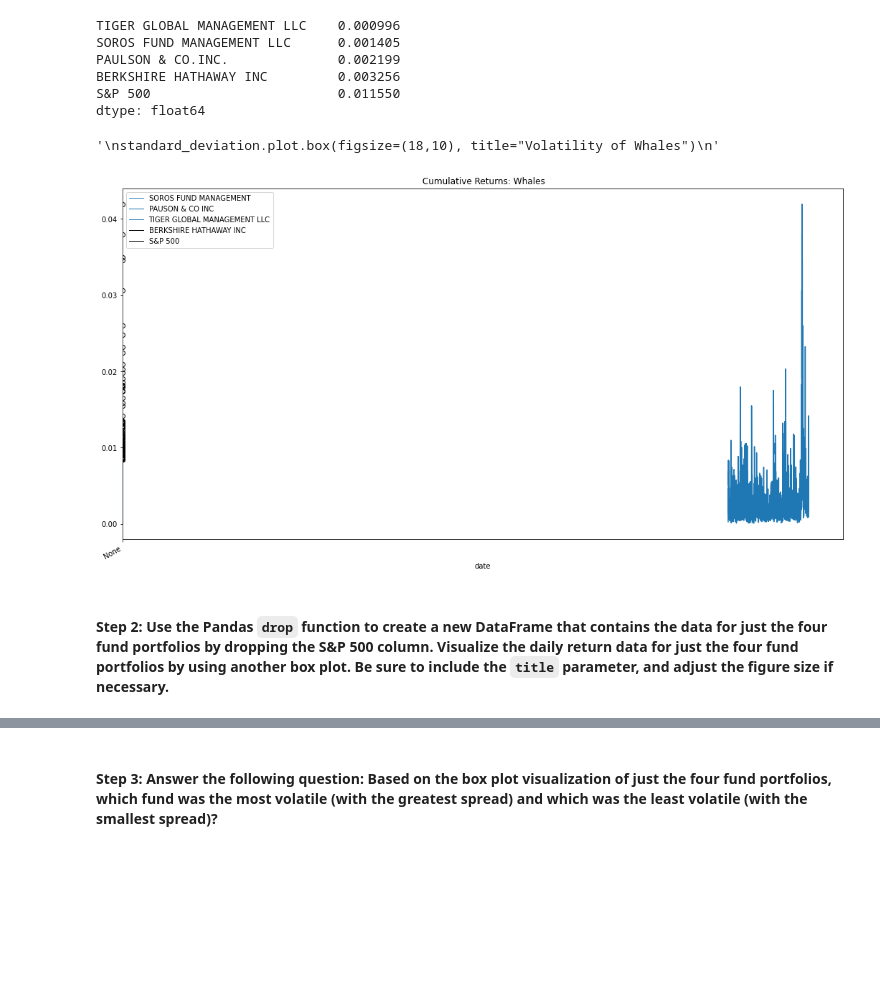
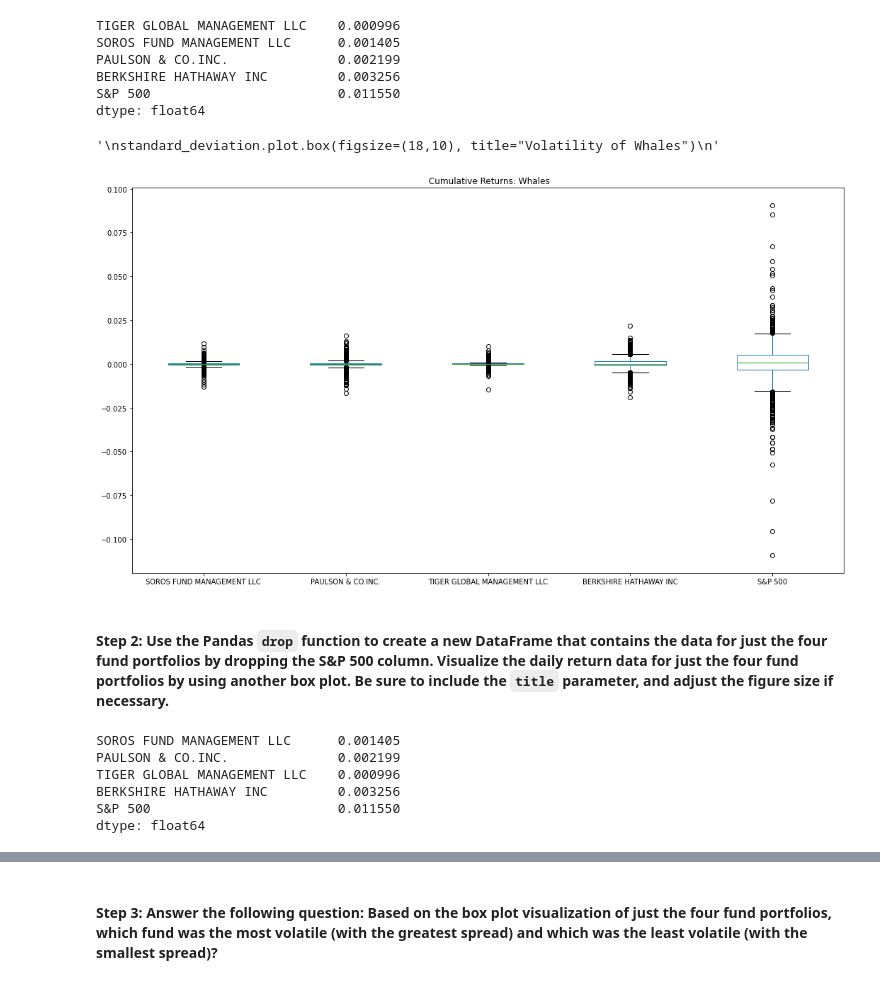
Before and after one commit to madhugirl/Whale-Investment-Opp, a Jupyter notebook: risk_return_analysis.ipynb, the cells around one changed output, grey strips where cells are left out. Drawn from its saved outputs; the diff is of its cells as text; code cells hidden in the pictures; blank space fills up the shorter version.

```diff
--- a/risk_return_analysis.ipynb
+++ b/risk_return_analysis.ipynb
@@ -255,43 +255,58 @@ dtype: float64
 
 #  WHICH FUNCTION DO I USE TO CALULATE VOLATILITY?  HOW DO I PLOT THE
 
 """
 stocks = pd.DataFrame({
     'SOROS FUND MANAGEMENT' : ["date"],
     'PAUSON & CO INC' : ["date"],
     'TIGER GLOBAL MANAGEMENT LLC' : ["date"],
     'BERKSHIRE HATHAWAY INC' : ["date"],
     'S&P 500' : ["date"]
 })
 """
+daily_returns.plot.box(
+    legend="True",
+    figsize=(18,10),
+    title=" Cumulative Returns: Whales")
 
-standard_deviation = daily_returns.std(axis=1)
+
+
+#standard_deviation = daily_returns.std(axis=1)
 #variance = daily_returns.var()
 #daily_returns.plot(kind='box', figsize=(18,10), title="Volatility of Whales")
 #daily_returns.plot.box(figsize=(18,10), title="Volatility of Whales")
 
-ax = standard_deviation.plot.box(
-    legend="True",
-    figsize=(18,10),
-    title=" Cumulative Returns: Whales")
-standard_deviation.plot(ax=ax)
+#ax = standard_deviation.plot.box(
+    #legend="True",
+    #figsize=(18,10),
+    #title=" Cumulative Returns: Whales")
+#standard_deviation.plot(ax=ax)
 
 
-ax.legend(["SOROS FUND MANAGEMENT", "PAUSON & CO INC", "TIGER GLOBAL MANAGEMENT LLC", "BERKSHIRE HATHAWAY INC", "S&P 500"])
+#ax.legend(["SOROS FUND MANAGEMENT", "PAUSON & CO INC", "TIGER GLOBAL MANAGEMENT LLC", "BERKSHIRE HATHAWAY INC", "S&P 500"])
 
 
 """
 standard_deviation.plot.box(figsize=(18,10), title="Volatility of Whales")
 """
 #legend=stocks
 #variance.plot(variance=variance)
 #standard_deviation.legend(["SOROS FUND MANAGEMENT", "PAUSON & CO INC", "TIGER GLOBAL MANAGEMENT LLC", "BERKSHIRE HATHAWAY INC", "S&P 500"]
 #print(standard_deviation)
 # %% [output]
 '\nstandard_deviation.plot.box(figsize=(18,10), title="Volatility of Whales")\n'
-[figure, old version]
+[figure, new version]
 # %% [markdown]
 #### Step 2: Use the Pandas `drop` function to create a new DataFrame that contains the data for just the four fund portfolios by dropping the S&P 500 column. Visualize the daily return data for just the four fund portfolios by using another box plot. Be sure to include the `title` parameter, and adjust the figure size if necessary.
+# %%
+standard_deviation
+# %% [output]
+SOROS FUND MANAGEMENT LLC      0.001405
+PAULSON & CO.INC.              0.002199
+TIGER GLOBAL MANAGEMENT LLC    0.000996
+BERKSHIRE HATHAWAY INC         0.003256
+S&P 500                        0.011550
+dtype: float64
 # %%
 # Create a new DataFrame containing only the 4 fund portfolios by dropping the S&P 500 column from the DataFrame
 # Create box plots to reflect the return data for only the 4 fund portfolios
```
Also changed, not shown: parts of 10 cells of this notebook.
